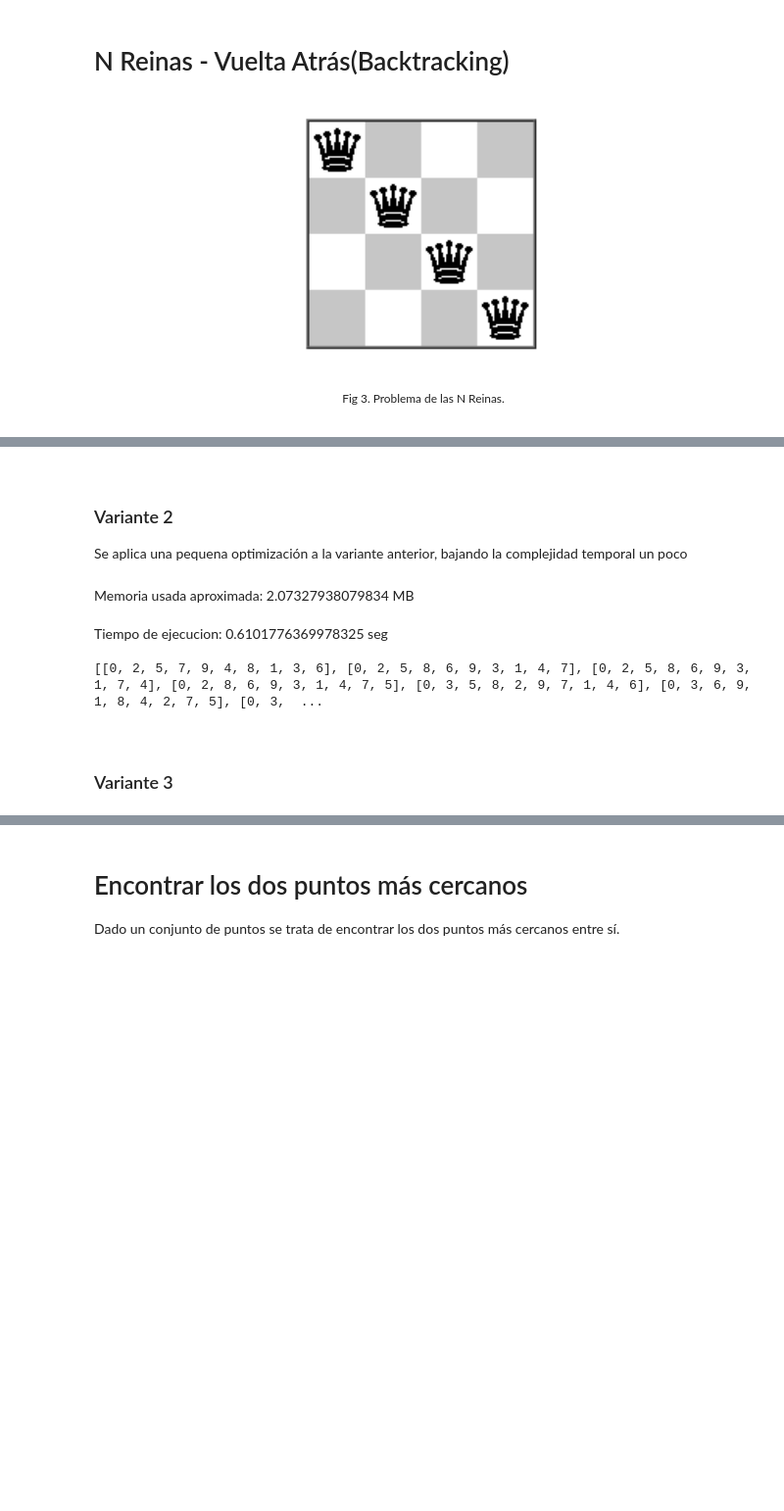
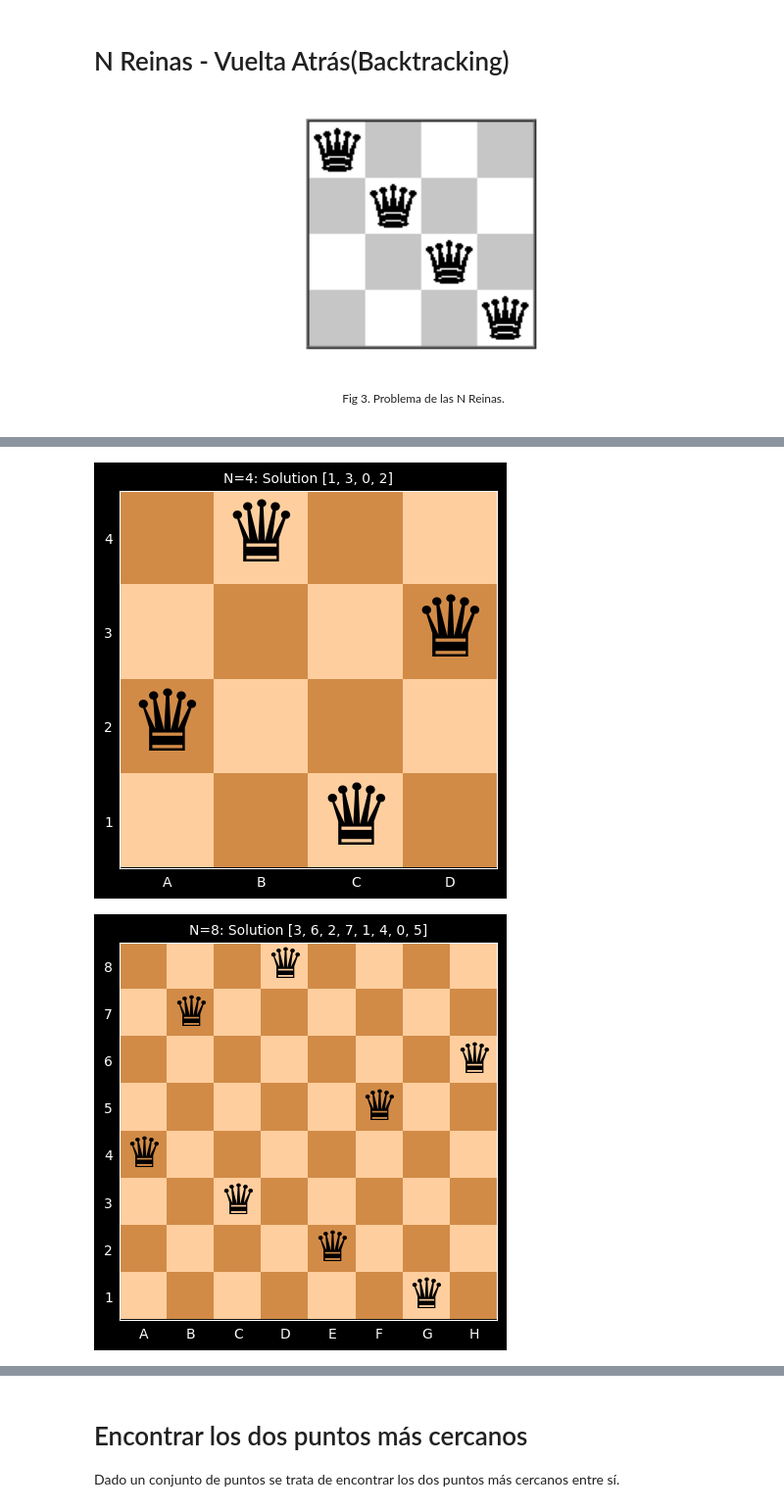
Before and after one commit to carlosbravo1408/03MIAR-Algoritmos-de-Optimizacion-2025, a Jupyter notebook: AG1/Algoritmos AG1(Divide y vencerás,Voraz,Backtracking).ipynb, the cells around one changed output, grey strips where cells are left out. Shown at 98% size. Drawn from its saved outputs; the diff is of its cells as text; code cells hidden in the pictures; blank space fills up the shorter version.

```diff
--- a/AG1/Algoritmos AG1(Divide y vencerás,Voraz,Backtracking).ipynb
+++ b/AG1/Algoritmos AG1(Divide y vencerás,Voraz,Backtracking).ipynb
@@ -529,53 +419,0 @@ Tiempo de ejecucion: 3.4322140460062656 seg
-# %% [markdown]
-<!--
-
-<div style="flex: 0 0 300px; text-align: center;">
-        <img src="attachment:6ab4aada-23cf-44f0-88dc-226a12b84d1e.png" style="width: 30%; alt="N Queens">
-        <p style="text-align: center; font-size: 0.85em; margin-top: 5px; line-height: 1.2;">Fig 4. Captura resultado en ranking para el problema de las N Reinas en https://leetcode.com/</p>
-    </div>
-</div>
-
-![image.png](attachment:6ab4aada-23cf-44f0-88dc-226a12b84d1e.png)
--->
-# %% [markdown]
-### Variante 2
-
-Se aplica una pequena optimización a la variante anterior, bajando la complejidad temporal un poco
-# %%
-# Aquí el método validate_solution ahora es de complejidad lineal, se ha quitado la búsqueda redundante por casos ya conocidos
-def validate_solution(solution: Union[List[int], Tuple[int]], current_queen_column: int) -> bool:
-    current_row = len(solution)
-    for row, col in enumerate(solution):
-        if col == current_queen_column:
-            return False
-        if abs(current_row - row) == abs(current_queen_column - col):
-            return False
-    return True
-
-def extend_with_valid_solutions(perm: list, n: int):
-    new_perm = []
-    for p in perm:
-        for i in range(n):
-            if validate_solution(p, i):
-                extended_array = p + [i]
-                new_perm.append(extended_array)
-    return new_perm
-
-print(solve_n_queens(10))
-# %% [output]
-Memoria usada aproximada: 2.07327938079834 MB
-Tiempo de ejecucion: 0.6101776369978325 seg
-[[0, 2, 5, 7, 9, 4, 8, 1, 3, 6], [0, 2, 5, 8, 6, 9, 3, 1, 4, 7], [0, 2, 5, 8, 6, 9, 3, 1, 7, 4], [0, 2, 8, 6, 9, 3, 1, 4, 7, 5], [0, 3, 5, 8, 2, 9, 7, 1, 4, 6], [0, 3, 6, 9, 1, 8, 4, 2, 7, 5], [0, 3,  ...
-# %% [markdown]
-<!--
-
-<div style="flex: 0 0 300px; text-align: center;">
-        <img src="attachment:c41280f1-919a-49b4-8347-9873d5cedb47.png" style="width: 30%; alt="N Queens">
-        <p style="text-align: center; font-size: 0.85em; margin-top: 5px; line-height: 1.2;">Fig 5. Captura resultado en ranking para el problema de las N Reinas despues de aplicar la optimizacion en https://leetcode.com/</p>
-    </div>
-</div>
-
-![image.png](attachment:c41280f1-919a-49b4-8347-9873d5cedb47.png)
--->
-# %% [markdown]
-### Variante 3
@@ -583,0 +420,16 @@ Tiempo de ejecucion: 0.6101776369978325 seg
+# %%
+fig, ax = plt.subplots(figsize=(5, 5))
+solucion_4 = [1, 3, 0, 2]
+draw_board(solucion_4, ax=ax)
+plt.show()
+
+solucion_8 = [3, 6, 2, 7, 1, 4, 0, 5]
+draw_board(solucion_8)
+plt.show()
+
+solucion_origin = [1, 5, 8, 6, 3, 7, 2, 4]
+draw_board(solucion_origin)
+plt.show()
+# %% [output]
+[figure, added]
+[figure, added]
```
Also changed, not shown: parts of 21 cells of this notebook.
